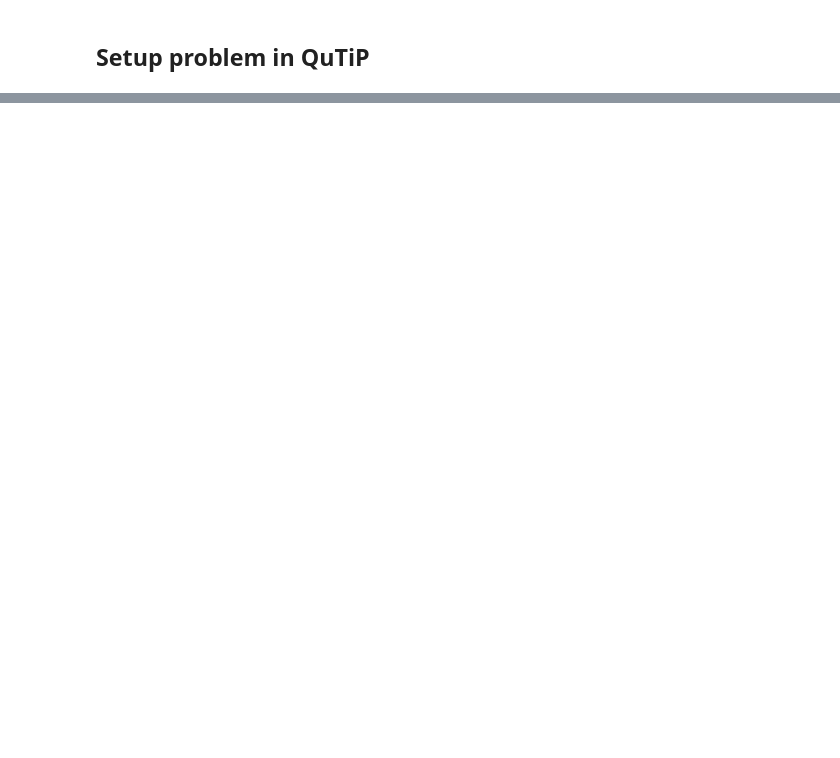
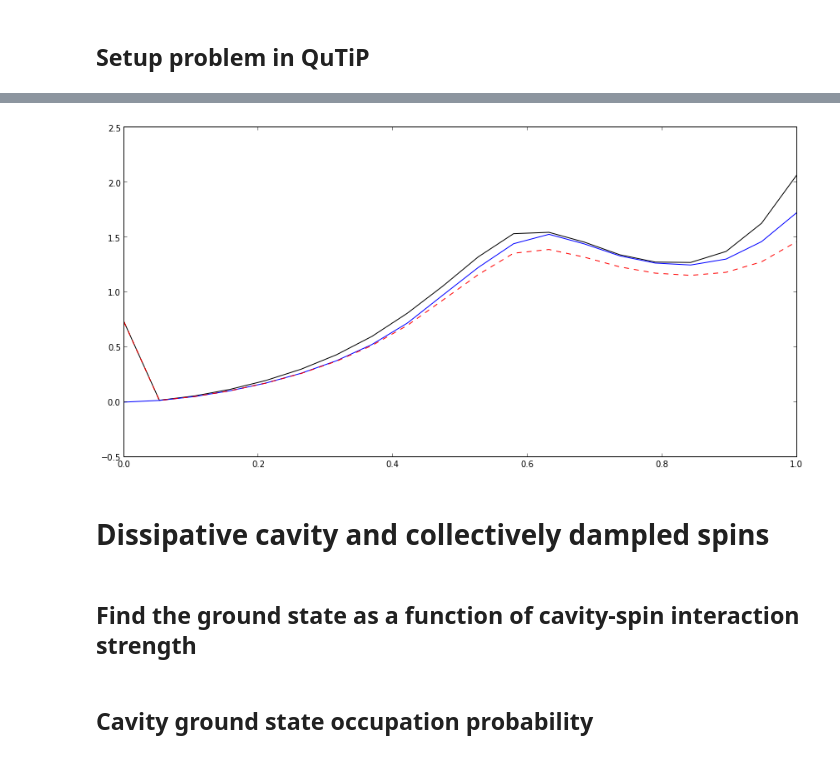
Before and after one commit to jrjohansson/qutip-lectures, a Jupyter notebook: Lecture-Dicke-model.ipynb, the cells around one changed output, grey strips where cells are left out. Saved outputs shown, nothing was run; the diff lists cells and outputs as text; code cells hidden in the pictures; blank space fills up the shorter version.

```diff
--- a/Lecture-Dicke-model.ipynb
+++ b/Lecture-Dicke-model.ipynb
@@ -51,0 +142,21 @@ H
+# %%
+entropy_tot    = zeros(shape(g_vec))
+entropy_cavity = zeros(shape(g_vec))
+entropy_spin   = zeros(shape(g_vec))
+
+for idx, rho_ss in enumerate(rho_ss_list):
+
+    rho_ss_cavity = ptrace(rho_ss, 0)
+    rho_ss_spin   = ptrace(rho_ss, 1)
+
+    entropy_tot[idx]    = entropy_vn(rho_ss, 2)
+    entropy_cavity[idx] = entropy_vn(rho_ss_cavity, 2)
+    entropy_spin[idx]   = entropy_vn(rho_ss_spin, 2)
+# %%
+fig, axes = subplots(1, 1, figsize=(12,6))
+axes.plot(g_vec, entropy_tot, 'k', g_vec, entropy_cavity, 'b', g_vec, entropy_spin, 'r--')
+fig.tight_layout()
+# %% [output]
+[figure, added]
+# %% [markdown]
+# Dissipative cavity and collectively dampled spins
@@ -51,0 +165,2 @@ H
+# %% [markdown]
+## Find the ground state as a function of cavity-spin interaction strength
@@ -51,0 +170,2 @@ H
+# %% [markdown]
+## Cavity ground state occupation probability
```
Also changed, not shown: parts of 21 cells of this notebook.
